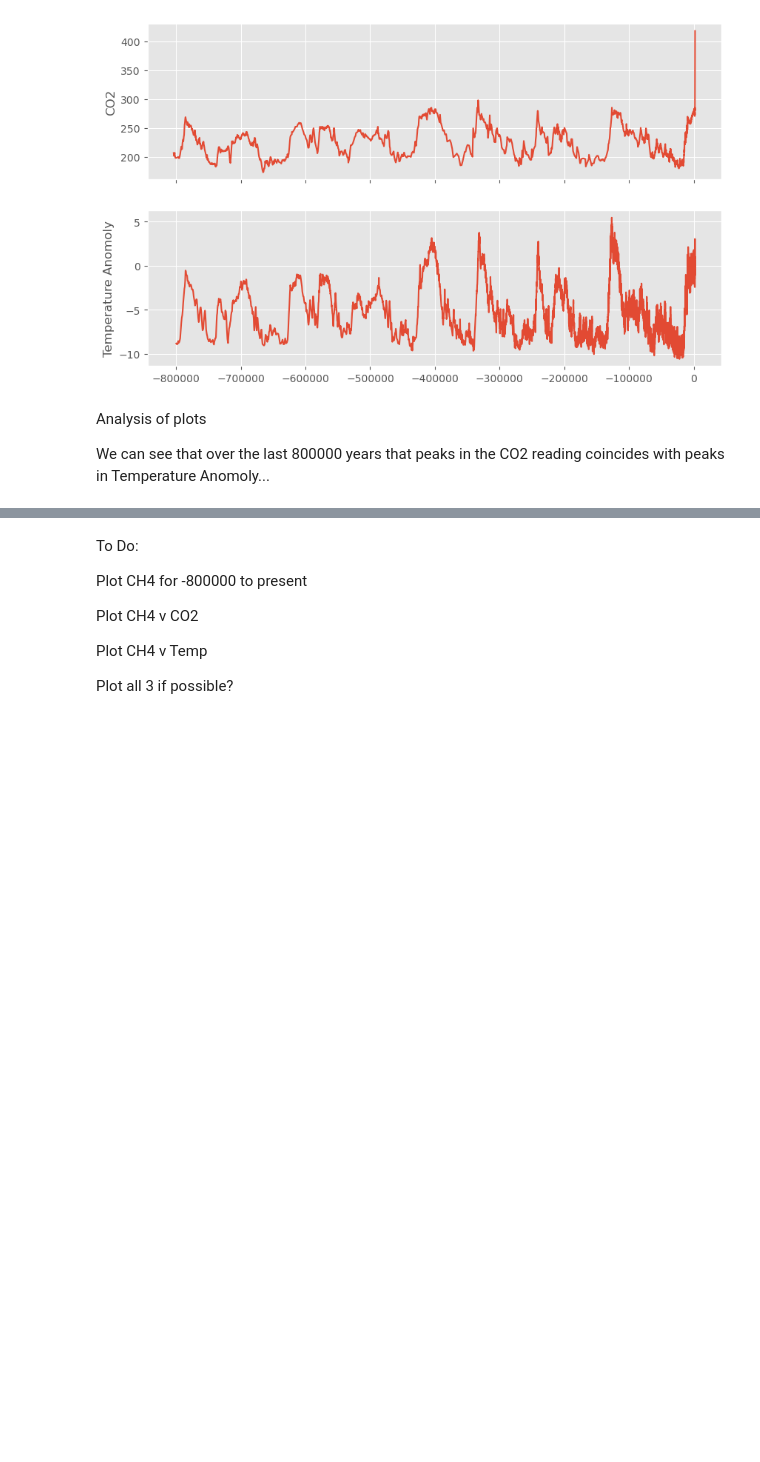
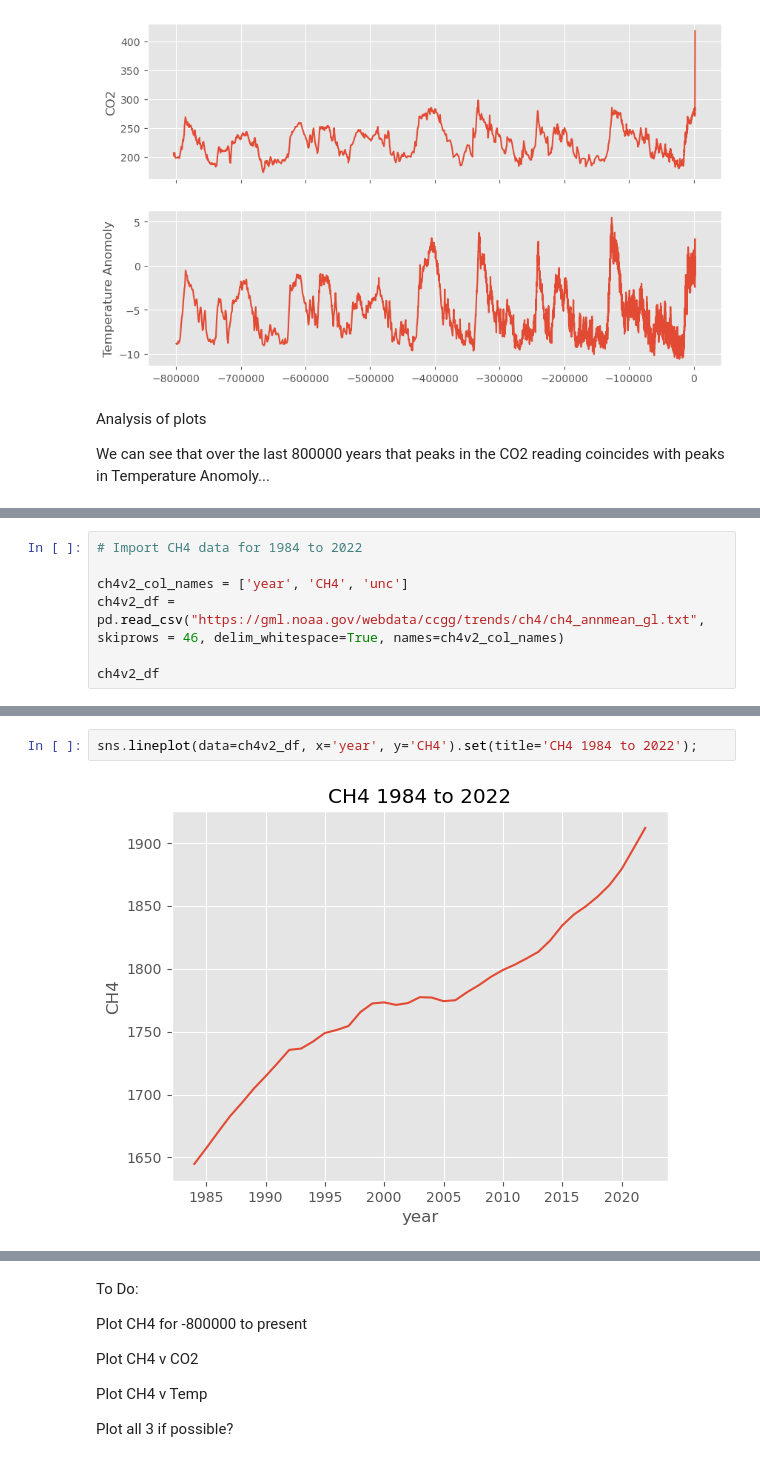
Before and after one commit to PeeBs68/prog_da_project2, a Jupyter notebook: project2.ipynb, the cells around one changed output, grey strips where cells are left out. Drawn from its saved outputs; the diff is of its cells as text; blank space fills up the shorter version.

```diff
--- a/project2.ipynb
+++ b/project2.ipynb
@@ -249,0 +289,7 @@ Sources:
+# %%
+# Import CH4 data for 1984 to 2022
+
+ch4v2_col_names = ['year', 'CH4', 'unc']
+ch4v2_df = pd.read_csv("https://gml.noaa.gov/webdata/ccgg/trends/ch4/ch4_annmean_gl.txt", skiprows = 46, delim_whitespace=True, names=ch4v2_col_names)
+
+ch4v2_df
@@ -249,0 +314,4 @@ Sources:
+# %%
+sns.lineplot(data=ch4v2_df, x='year', y='CH4').set(title='CH4 1984 to 2022');
+# %% [output]
+[figure, added]
```
Also changed, not shown: parts of 8 cells of this notebook.
